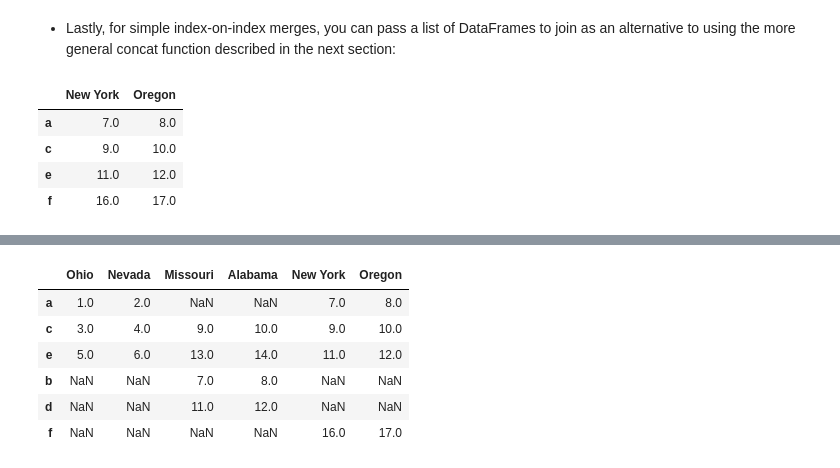
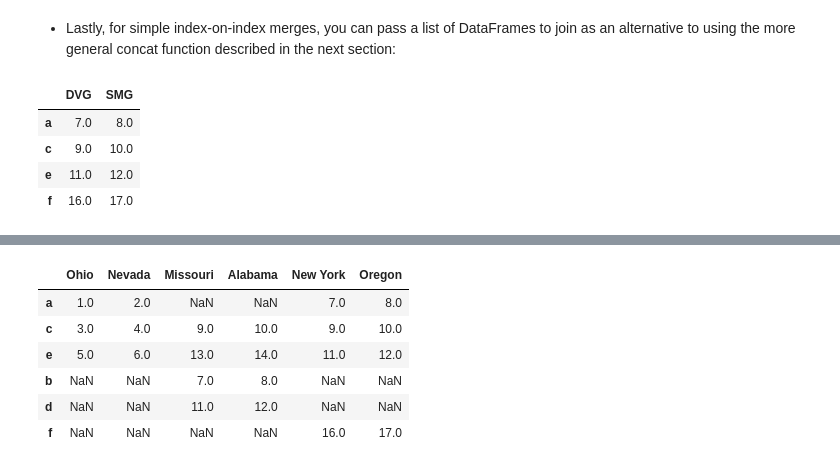
Before and after one commit to adityab24840/PDV-Lab, a Jupyter notebook: Unit 2/Join_Combine,_Reshape_2023_24_AIML.ipynb, the cells around one changed output, grey strips where cells are left out. Drawn from its saved outputs; the diff is of its cells as text; code cells hidden in the pictures.

```diff
--- a/Unit 2/Join_Combine,_Reshape_2023_24_AIML.ipynb
+++ b/Unit 2/Join_Combine,_Reshape_2023_24_AIML.ipynb
@@ -674,10 +708,10 @@ left1.join(right1, on='key')
 # %%
 another = pd.DataFrame([[7., 8.], [9., 10.], [11., 12.], [16., 17.]],
                        index=['a', 'c', 'e', 'f'],
-                       columns=['New York', 'Oregon'])
+                       columns=['DVG', 'SMG'])
 another
 # %% [output]
-|  | New York | Oregon |
+|  | DVG | SMG |
 | a | 7.0 | 8.0 |
 | c | 9.0 | 10.0 |
 | e | 11.0 | 12.0 |
```
Also changed, not shown: parts of 39 cells of this notebook.
